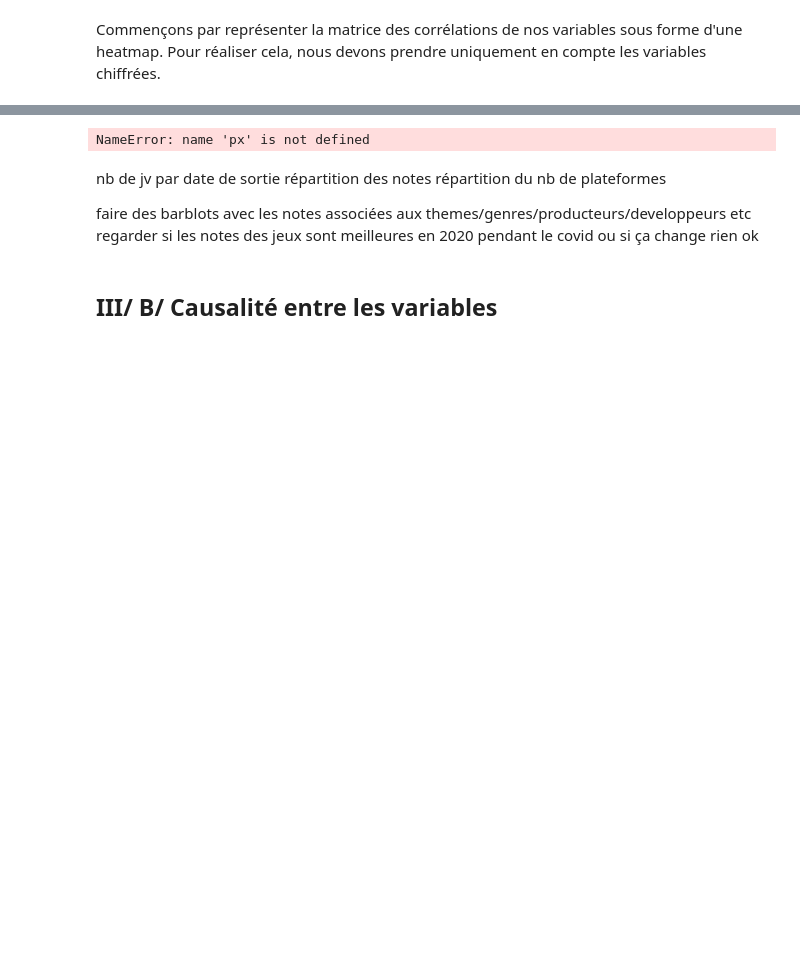
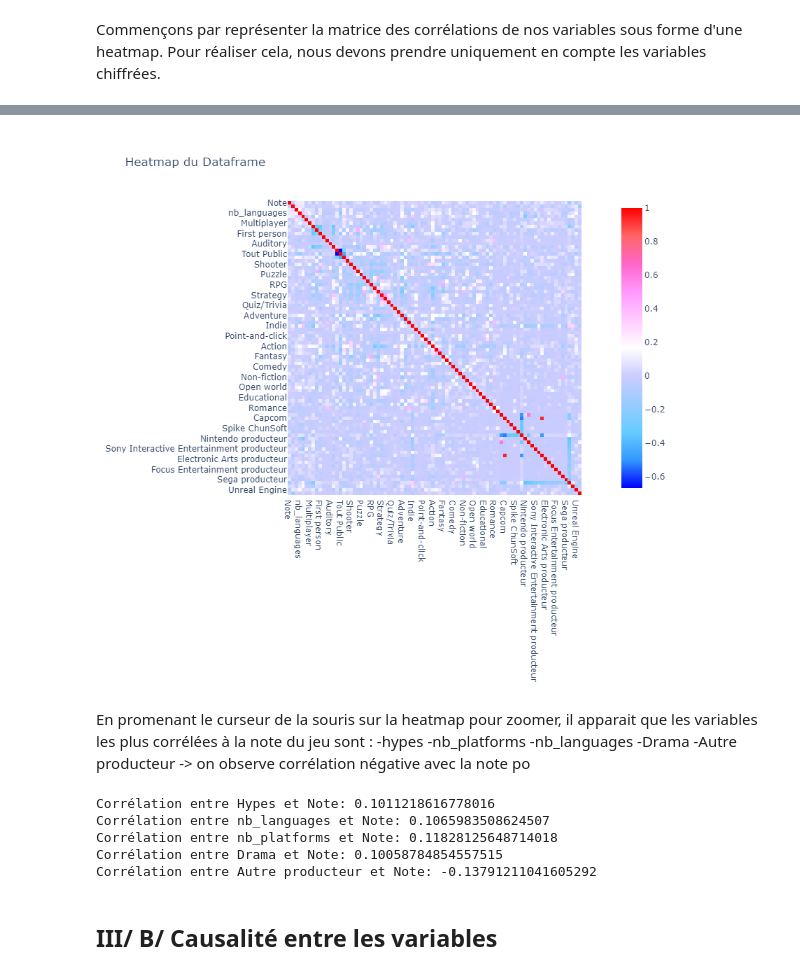
Before and after one commit to PyTomSss/PythonProjects, a Jupyter notebook: Project_Notebook.ipynb, the cells around one changed output, grey strips where cells are left out. Drawn from its saved outputs; the diff is of its cells as text; code cells hidden in the pictures; blank space fills up the shorter version.

```diff
--- a/Project_Notebook.ipynb
+++ b/Project_Notebook.ipynb
@@ -1497,19 +1462,28 @@ print(sum(dfheatmap['Multiplayer']=='NA'))
 # %%
-fig = px.imshow(dfheatmap.corr(), title='Heatmap du Dataframe de départ df',  width=500, height=500)
+fig = px.imshow(dfheatmap.corr(), title='Heatmap du Dataframe', color_continuous_scale='Picnic', width=800, height=800)
+
 fig.show()
 # %% [output]
-NameError: name 'px' is not defined
+[figure, added]
-# %% [markdown]
-
-
-nb de jv par date de sortie
-répartition des notes
-répartition du nb de plateformes
-
-
-
-faire des barblots avec les notes associées aux themes/genres/producteurs/developpeurs etc
-regarder si les notes des jeux sont meilleures en 2020 pendant le covid ou si ça change rien ok
+# %% [markdown]
+En promenant le curseur de la souris sur la heatmap pour zoomer, il apparait que les variables les plus corrélées à la note du jeu sont :
+-hypes
+-nb_platforms
+-nb_languages
+-Drama
+-Autre producteur -> on observe corrélation négative avec la note po
+# %%
+matricecorr = dfheatmap.corr()
+
+for var in matricecorr.columns:
+    if abs(matricecorr.loc[var, 'Note']) >= 0.1 and var != 'Note':
+        print(f"Corrélation entre {var} et Note: {matricecorr.loc[var, 'Note']}")
+# %% [output]
+Corrélation entre Hypes et Note: 0.1011218616778016
+Corrélation entre nb_languages et Note: 0.1065983508624507
+Corrélation entre nb_platforms et Note: 0.11828125648714018
+Corrélation entre Drama et Note: 0.10058784854557515
+Corrélation entre Autre producteur et Note: -0.13791211041605292
 # %% [markdown]
 ## III/ B/ Causalité entre les variables
 # %%
```
Also changed, not shown: parts of 5 cells of this notebook.
